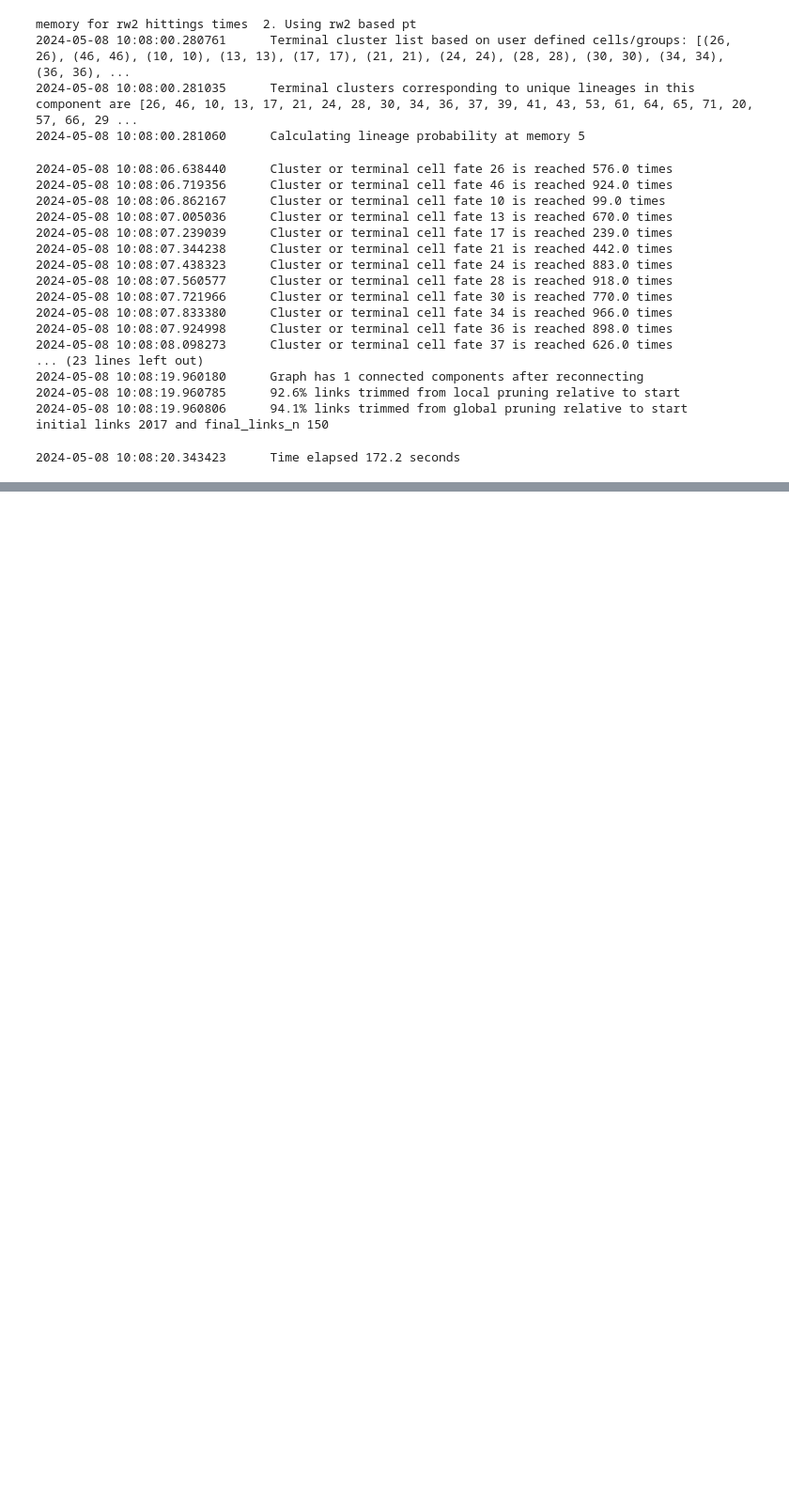
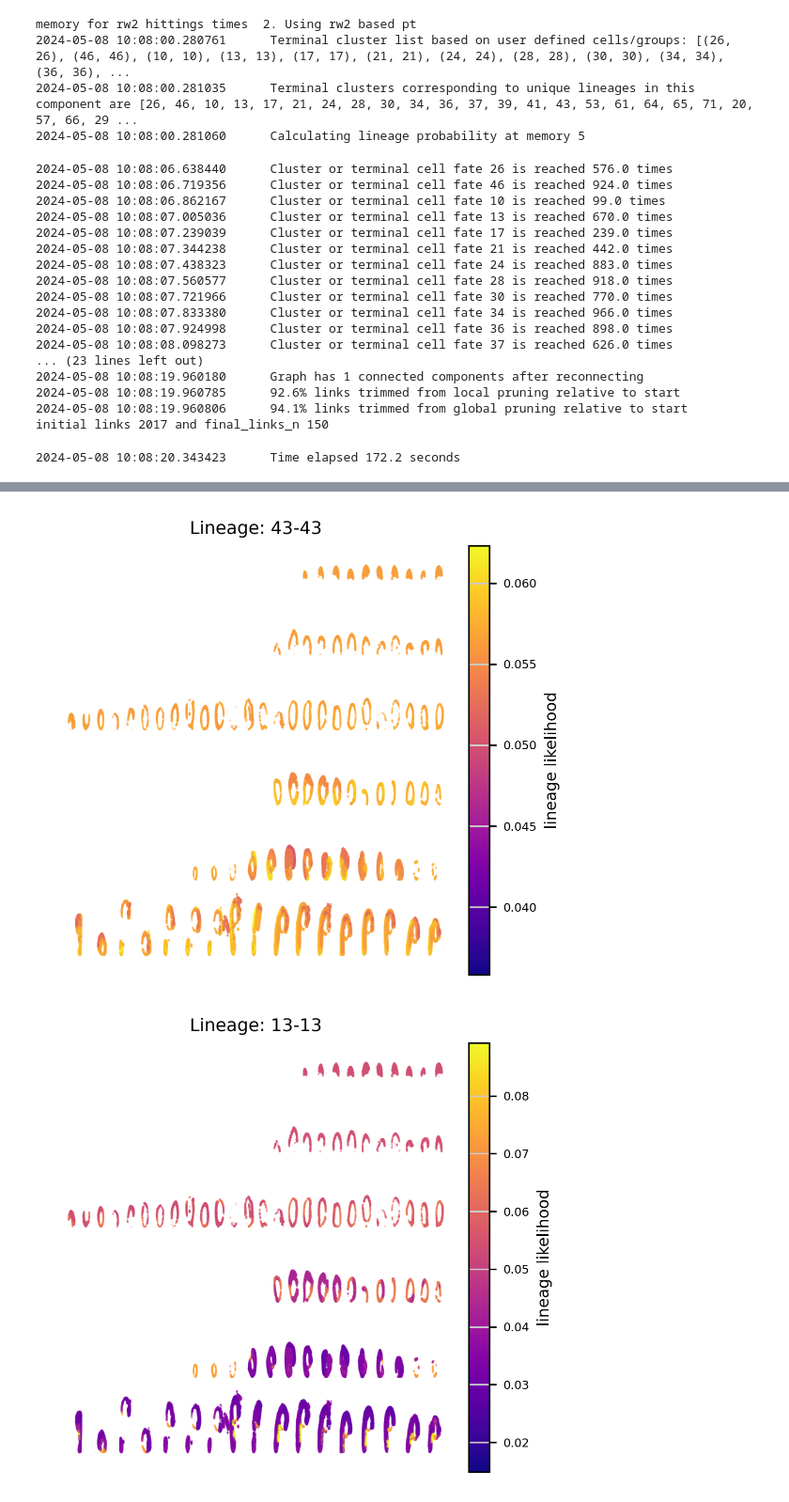
Before and after one commit to ShobiStassen/VIA, a Jupyter notebook: docs/notebooks/Zesta_jp_tutorial.ipynb, the cells around one changed output, grey strips where cells are left out. Shown at 94% size. Drawn from its saved outputs; the diff is of its cells as text; code cells hidden in the pictures; blank space fills up the shorter version.

```diff
--- a/docs/notebooks/Zesta_jp_tutorial.ipynb
+++ b/docs/notebooks/Zesta_jp_tutorial.ipynb
@@ -43,24 +50,27 @@ f.set_size_inches(10, 5)
 # %%
-knn = 20  # (try 50 for no timeseries)
+knn = 20
 root = ["deep blastomere"]
 time_series = True
 do_spatial = True
 n_pcs = 30
-spatial_knn = 10
-use_prelabels = False  # True
-knn_sequential = 5  # 10, 15 also good
-t_diff_step = 2  # can also try 3 for embedding #2for viagraph
-resolution_parameter = 1  # 1.5
-cluster_graph_pruning= 2#0.15 #trying 2 for no time_series
-edgepruning_clustering_resolution = 0.3#0.2  # 2
-random_seed = 2  # 2
-slices = [str(i) for i in adata.obs['slice']]
+spatial_knn = 10 #(this is the spatial knn)
+
+knn_sequential = 5  # 10, 15 also good #(this is the temporal knn)
+t_diff_step = 2
+resolution_parameter = 1  # other values e.g 1.5 and 2 also work well depending on desired granularity
+cluster_graph_pruning= 0.3 # decreasing this value will decrease the number of edges retained in the TI graphs
+edgepruning_clustering_resolution = 0.3 # decreasing this number results in more and smaller clusters (values 0.1-1.5 can be tried)
+random_seed = 2
+slices = [str(i) for i in adata.obs['slice']] #this are not unique, e.g. timepoint-1 has slices (1-10), and timepoint-2 has another set of slices (1-8), so the numbers of the slices do not uniquely identify the coordinates of tissues specific to that cell batch
 time_numeric = [int(float(i[:-3])) for i in adata.obs['time_point']]
 spatial_aux = [str(x) + '_' + str(y) for (x, y) in zip(time_numeric, slices)]  # unique slice_ID for each slice in the dataset as otherwise each time point has some overlapping Slice IDs
 
 print(f'time_series ({time_series}) and spatial_info ({do_spatial})')
 pre_labels = [i for i in adata.obs['via_clusters']]
+use_prelabels = False  # True
 if use_prelabels:
+    # suppose you have a list of cell labels corresponding to a precomupted clustering, then you can use these as the clusters in the TI graph. You can also choose to pass on some predefined terminal states
+    # we show how to run this later in the tutorial
     true_label = pre_labels #set annotations to the cluster labels
     #a list of cell types/clusters that are found in true_label and are viable terminal cell fates
     user_defined_terminal_group=[26,46,10, 13, 17, 21, 24, 28, 30, 34, 36, 37, 39, 41, 43, 53, 61, 64, 65, 71,20,57,66,29,22]
@@ -76,9 +86,10 @@ if do_spatial:
         #start spatially adjusting genes and PCs
         spatial_weight = 0.3  # contribution of spatial-nn to gene-expression vs. cell's own gene-expression
         print('run spatial_input_slices')
+        spatial_knn_gene_smooth = 10 #(typical values between 5-15)
         X_spatial_exp0 = via.spatial_input(X_genes=adata.X.todense(),
                                            spatial_coords=np.asarray(adata.obsm['X_spatial']),
-                                           knn_spatial=spatial_knn, spatial_weight=spatial_weight,
+                                           knn_spatial=spatial_knn_gene_smooth, spatial_weight=spatial_weight,
                                            spatial_slice_labels=spatial_aux)
 
         adata.obsm['X_gene_spatial_adjusted'] = X_spatial_exp0
@@ -96,7 +107,7 @@ else:
     spatial_knn=None
     input = adata.obsm['X_pca'][:, 0:n_pcs]
 
-v0 = via.VIA(data=input, true_label=true_label,
+v1 = via.VIA(data=input, true_label=true_label,
                  edgepruning_clustering_resolution=edgepruning_clustering_resolution, labels=labels,
                  edgepruning_clustering_resolution_local=1, knn=knn, knn_sequential=knn_sequential,
                  knn_sequential_reverse=knn_sequential,
@@ -110,8 +121,7 @@ v0 = via.VIA(data=input, true_label=true_label,
                  time_series_labels=time_numeric, time_series=time_series,
                 spatial_aux=spatial_aux,
                  do_spatial_knn=do_spatial, do_spatial_layout=False, spatial_coords=coords, spatial_knn=spatial_knn)
-
-v0.run_VIA()
+v1.run_VIA()
 # %% [output]
 time_series (True) and spatial_info (True)
 spatial knn for graph construction 10
@@ -283,6 +337,7 @@ f2.set_size_inches(3, 3)
 # %%
-v0.terminal
+v0.terminal_clusters
 print('plot lineage prob')
-for ts_i in [26, 30, 28, 46]:  # [20,57,13,21,41,43,30,66,29,36,22,10,17,61,64]:
+for ts_i in [43,13,17,36]:
     via.plot_sc_lineage_probability(via_object=v0, embedding=coords, marker_lineages=[ts_i],
                                     scatter_size=1)
+# %% [output]
@@ -288,0 +361,2 @@ for ts_i in [26, 30, 28, 46]:  # [20,57,13,21,41,43,30,66,29,36,22,10,17,61,64]:
+[figure, added]
+[figure, added]
```
Also changed, not shown: parts of 11 cells of this notebook.
